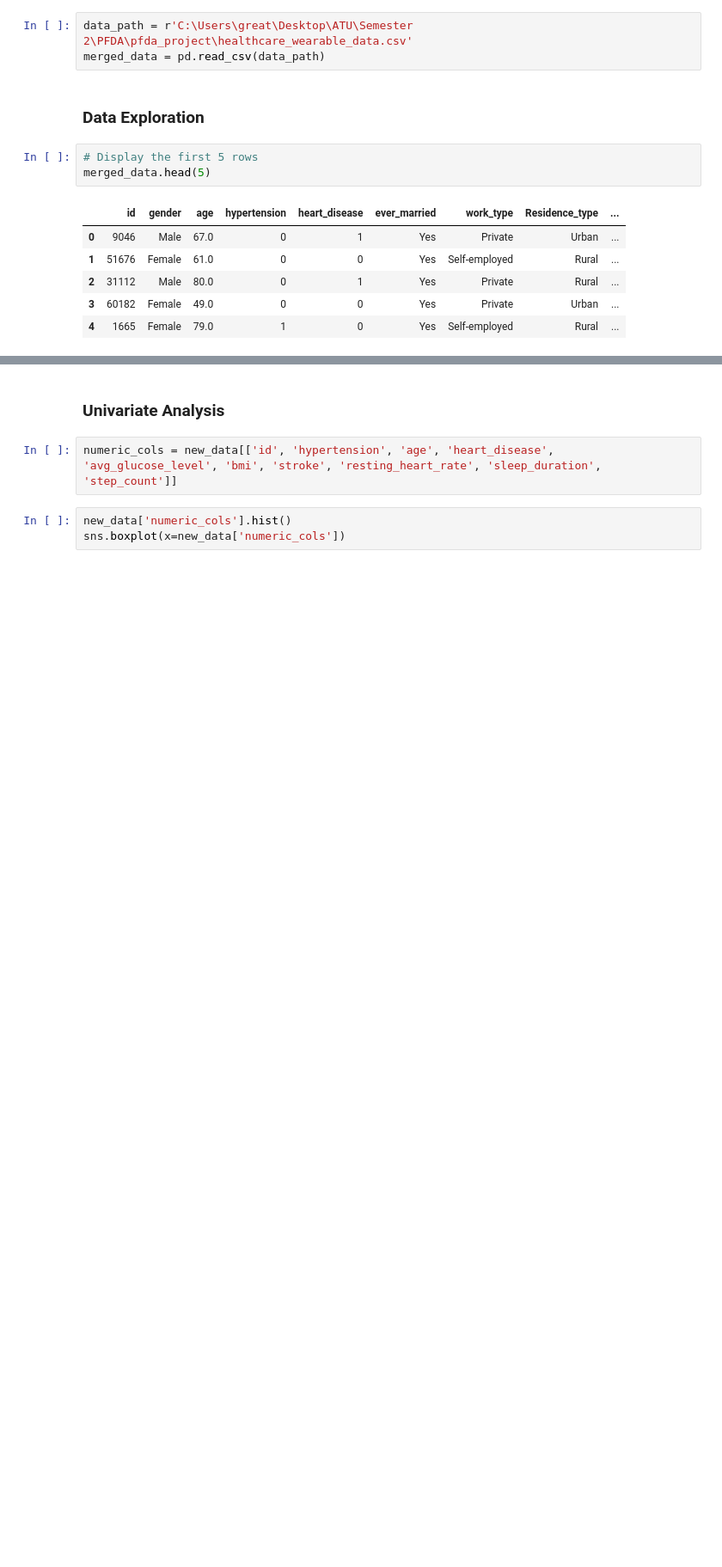
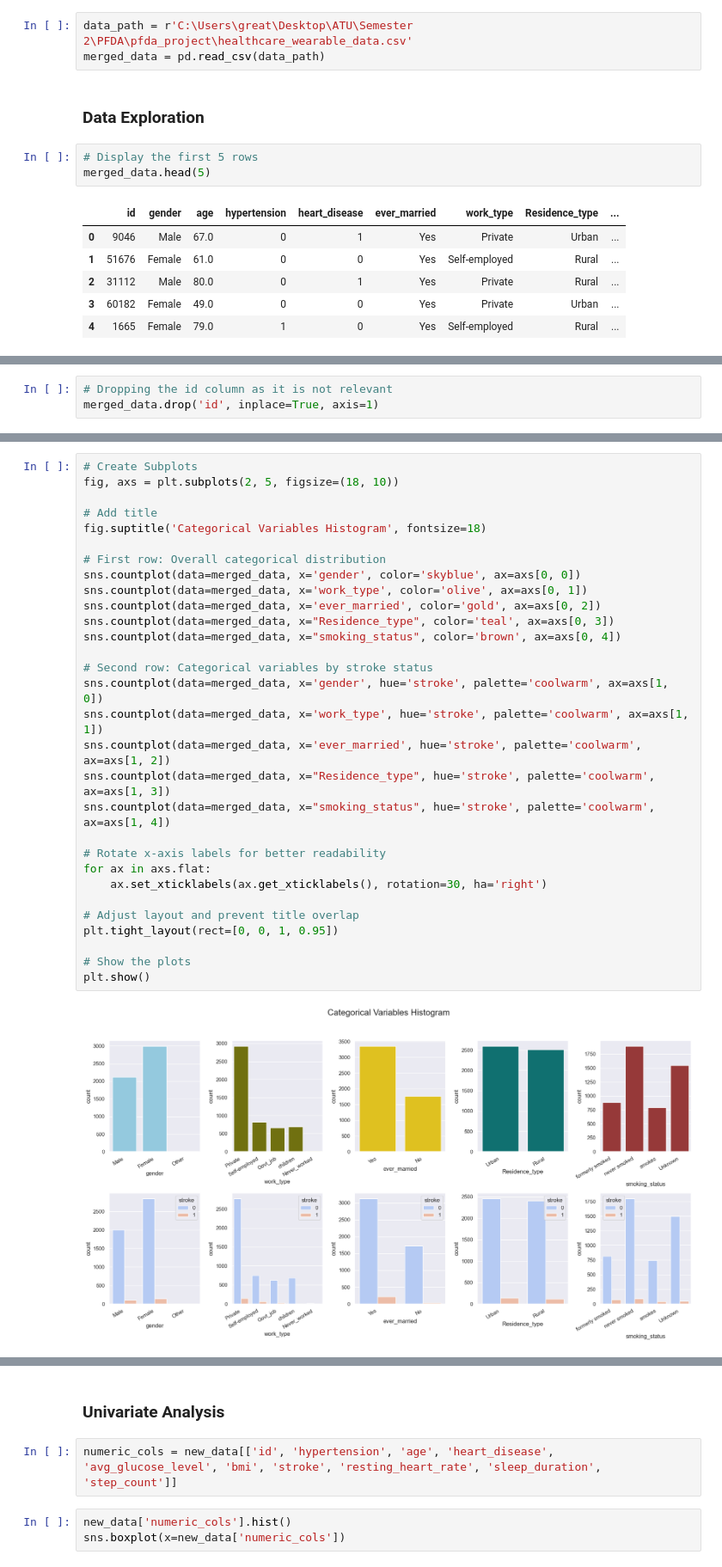
Before and after one commit to Gtalen/PFDA, a Jupyter notebook: pfda_project/stroke_prediction.ipynb, the cells around one changed output, grey strips where cells are left out. Shown at 86% size. Drawn from its saved outputs; the diff is of its cells as text; blank space fills up the shorter version.

Commit message:
plots

```diff
--- a/pfda_project/stroke_prediction.ipynb
+++ b/pfda_project/stroke_prediction.ipynb
@@ -395 +421,4 @@ new_data.describe() # Summary statistics
+# %%
+# Dropping the id column as it is not relevant
+merged_data.drop('id', inplace=True, axis=1)
 # %%
@@ -433,0 +454,32 @@ memory usage: 599.0+ KB
+# %%
+# Create Subplots
+fig, axs = plt.subplots(2, 5, figsize=(18, 10))
+
+# Add title
+fig.suptitle('Categorical Variables Histogram', fontsize=18)
+
+# First row: Overall categorical distribution
+sns.countplot(data=merged_data, x='gender', color='skyblue', ax=axs[0, 0])
+sns.countplot(data=merged_data, x='work_type', color='olive', ax=axs[0, 1])
+sns.countplot(data=merged_data, x='ever_married', color='gold', ax=axs[0, 2])
+sns.countplot(data=merged_data, x="Residence_type", color='teal', ax=axs[0, 3])
+sns.countplot(data=merged_data, x="smoking_status", color='brown', ax=axs[0, 4])
+
+# Second row: Categorical variables by stroke status
+sns.countplot(data=merged_data, x='gender', hue='stroke', palette='coolwarm', ax=axs[1, 0])
+sns.countplot(data=merged_data, x='work_type', hue='stroke', palette='coolwarm', ax=axs[1, 1])
+sns.countplot(data=merged_data, x='ever_married', hue='stroke', palette='coolwarm', ax=axs[1, 2])
+sns.countplot(data=merged_data, x="Residence_type", hue='stroke', palette='coolwarm', ax=axs[1, 3])
+sns.countplot(data=merged_data, x="smoking_status", hue='stroke', palette='coolwarm', ax=axs[1, 4])
+
+# Rotate x-axis labels for better readability
+for ax in axs.flat:
+    ax.set_xticklabels(ax.get_xticklabels(), rotation=30, ha='right')
+
+# Adjust layout and prevent title overlap
+plt.tight_layout(rect=[0, 0, 1, 0.95])
+
+# Show the plots
+plt.show()
+# %% [output]
+[figure, added]
```
Also changed, not shown: parts of 13 cells of this notebook.
